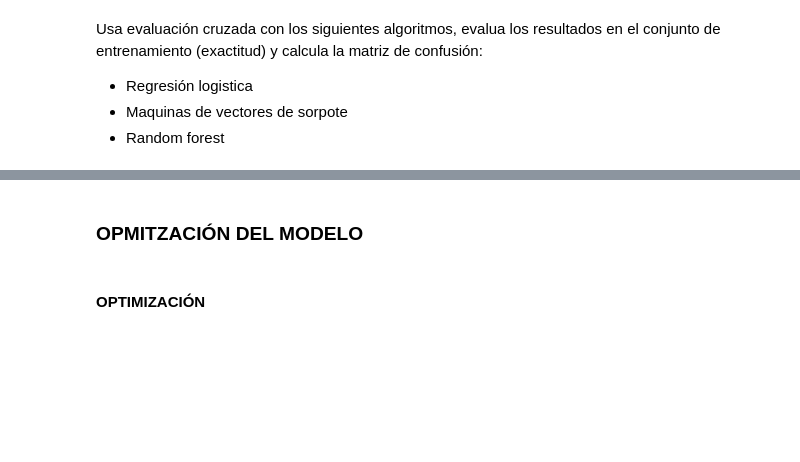
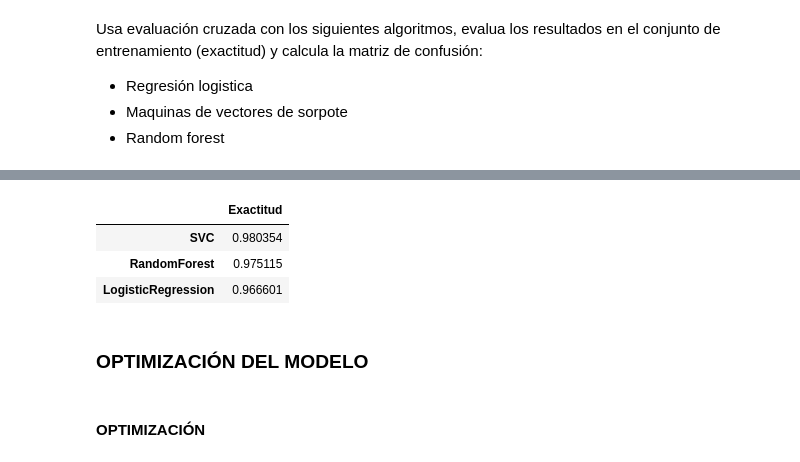
Before and after one commit to Raumeco/IABD-SAPA-Aprendizaje_supervisado, a Jupyter notebook: 2_8Ejercicios.ipynb, the cells around one changed output, grey strips where cells are left out. Saved outputs shown, nothing was run; the diff lists cells and outputs as text; code cells hidden in the pictures; blank space fills up the shorter version.

```diff
--- a/2_8Ejercicios.ipynb
+++ b/2_8Ejercicios.ipynb
@@ -353,5 +391,7 @@ y_digits = digits.target
 # %% [markdown]
 #### PREPARAR LOS DATOS
+# %%
+preprocessing_digits = StandardScaler()
 # %% [markdown]
 ### ENTRENAMIENTO Y EVALUACIÓN DEL MODELO
 # %% [markdown]
@@ -359,3 +399,12 @@ Usa evaluación cruzada con los siguientes algoritmos, evalua los resultados en
 - Regresión logistica
 - Maquinas de vectores de sorpote
 - Random forest
+# %%
+lr_digits = make_pipeline(preprocessing_digits, LogisticRegression(random_state=42))
+lr_digits.fit(X_digits_train, y_digits_train)
+lr_digits_predicciones = cross_val_predict(lr_digits, X_digits_train, y_digits_train)
+matriz_confusion_lr_digits = confusion_matrix(y_digits_train, lr_digits_predicciones)
+lr_accuracy = accuracy_score(y_digits_train, lr_digits_predicciones)
+print("LogisticRegression")
+print(f"Precisión: {lr_accuracy}")
+print(matriz_confusion_lr_digits)
@@ -361,0 +424,9 @@ Usa evaluación cruzada con los siguientes algoritmos, evalua los resultados en
+# %%
+svc_digits = make_pipeline(preprocessing_digits, SVC(random_state=42))
+svc_digits.fit(X_digits_train, y_digits_train)
+svc_digits_predicciones = cross_val_predict(svc_digits, X_digits_train, y_digits_train)
+matriz_confusion_svc_digits = confusion_matrix(y_digits_train, svc_digits_predicciones)
+svc_accuracy = accuracy_score(y_digits_train, svc_digits_predicciones)
+print("\nVectores de Soporte")
+print(f"Precisión: {svc_accuracy}")
+print(matriz_confusion_svc_digits)
@@ -361,0 +446,9 @@ Usa evaluación cruzada con los siguientes algoritmos, evalua los resultados en
+# %%
+rf_digits = make_pipeline(preprocessing_digits, RandomForestClassifier(random_state=42))
+rf_digits.fit(X_digits_train, y_digits_train)
+rf_digits_predicciones = cross_val_predict(rf_digits, X_digits_train, y_digits_train)
+matriz_confusion_rf_digits = confusion_matrix(y_digits_train, rf_digits_predicciones)
+rf_accuracy = accuracy_score(y_digits_train, rf_digits_predicciones)
+print("\nRandom Forest")
+print(f"Precisión: {rf_accuracy}")
+print(matriz_confusion_rf_digits)
@@ -362,5 +468,16 @@ Usa evaluación cruzada con los siguientes algoritmos, evalua los resultados en
+# %%
+pd.DataFrame({
+    "LogisticRegression": {"Exactitud": lr_accuracy},
+    "SVC": {"Exactitud": svc_accuracy},
+    "RandomForest": {"Exactitud": rf_accuracy},
+}).T.sort_values("Exactitud", ascending=False)
+# %% [output]
+|  | Exactitud |
+| SVC | 0.980354 |
+| RandomForest | 0.975115 |
+| LogisticRegression | 0.966601 |
 # %% [markdown]
-### OPMITZACIÓN DEL MODELO
+### OPTIMIZACIÓN DEL MODELO
 # %% [markdown]
 #### OPTIMIZACIÓN
 # %% [markdown]
```
Also changed, not shown: parts of 8 cells of this notebook, 3 other files.
